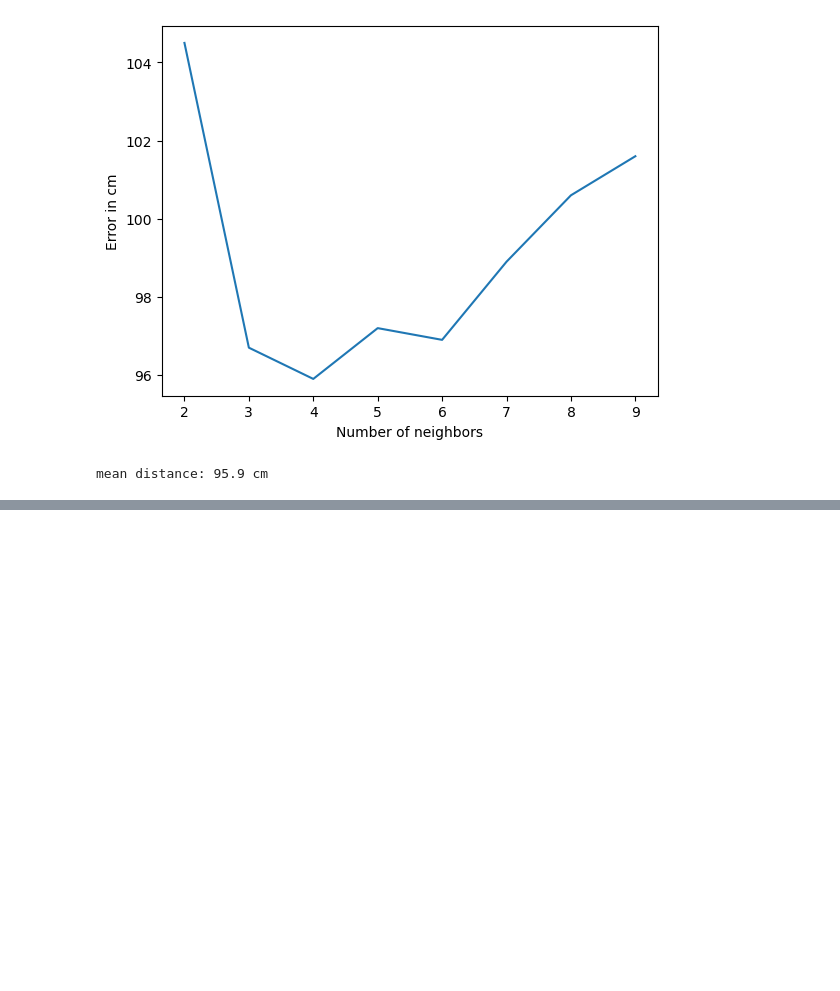
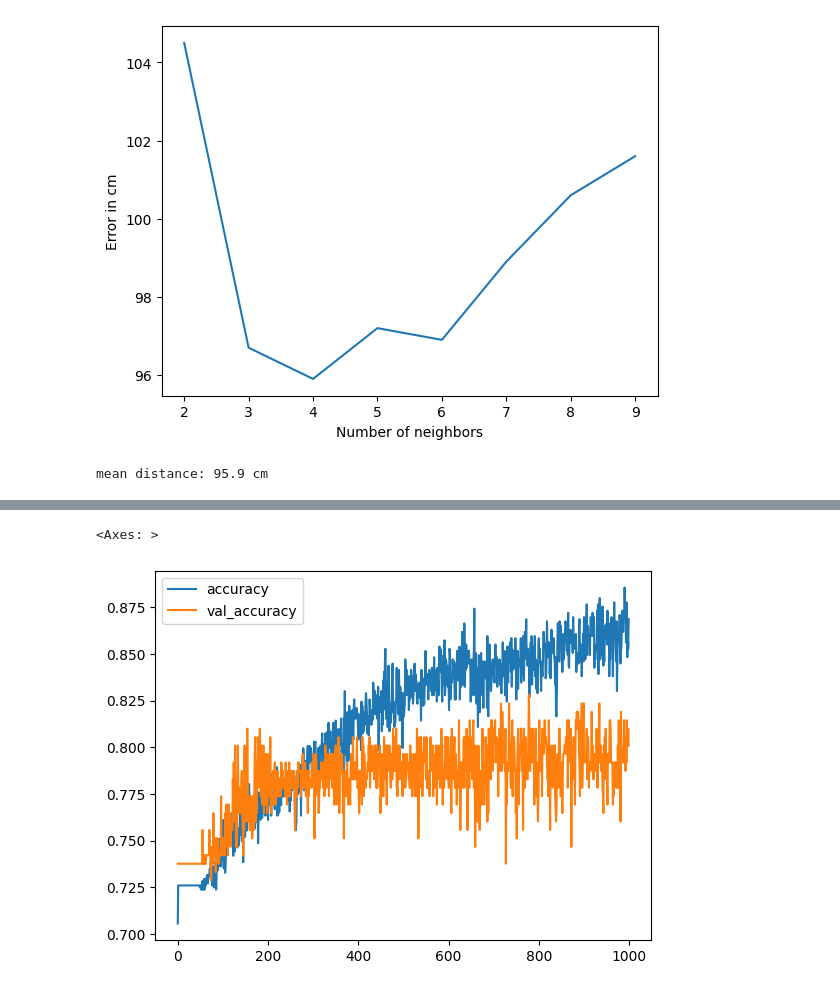
Before and after one commit to guillaumelalire/Acoustic-IA-Data-Hack-2024, a Jupyter notebook: acoustic.ipynb, the cells around one changed output, grey strips where cells are left out. Cells and saved outputs as stored; diff of their text form; code cells hidden in the pictures; blank space fills up the shorter version.

```diff
--- a/acoustic.ipynb
+++ b/acoustic.ipynb
@@ -156,0 +255,5 @@ mean distance: 95.9 cm
+# %%
+history_df.loc[:, ['accuracy', 'val_accuracy']].plot()
+# %% [output]
+<Axes: >
+[figure, added]
```
Also changed, not shown: parts of 10 cells of this notebook.
